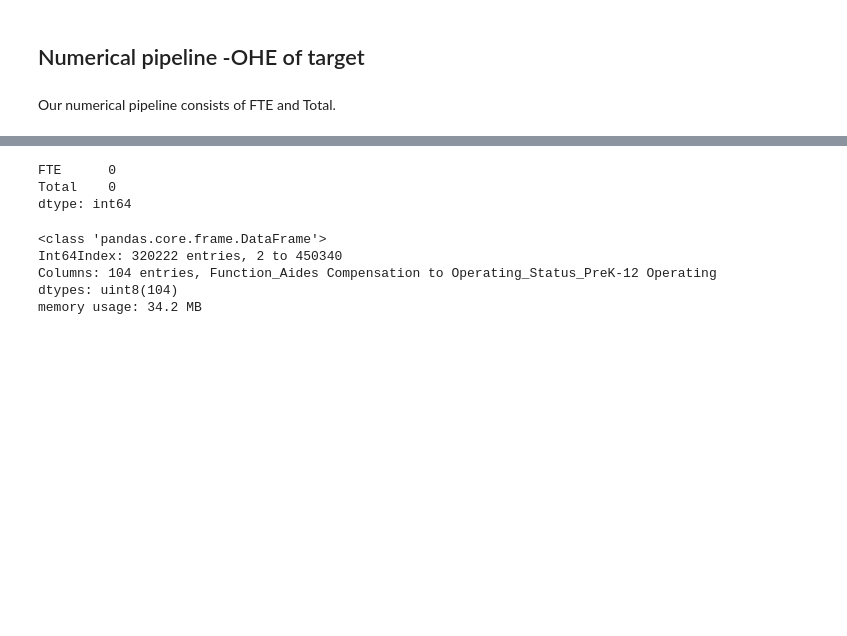
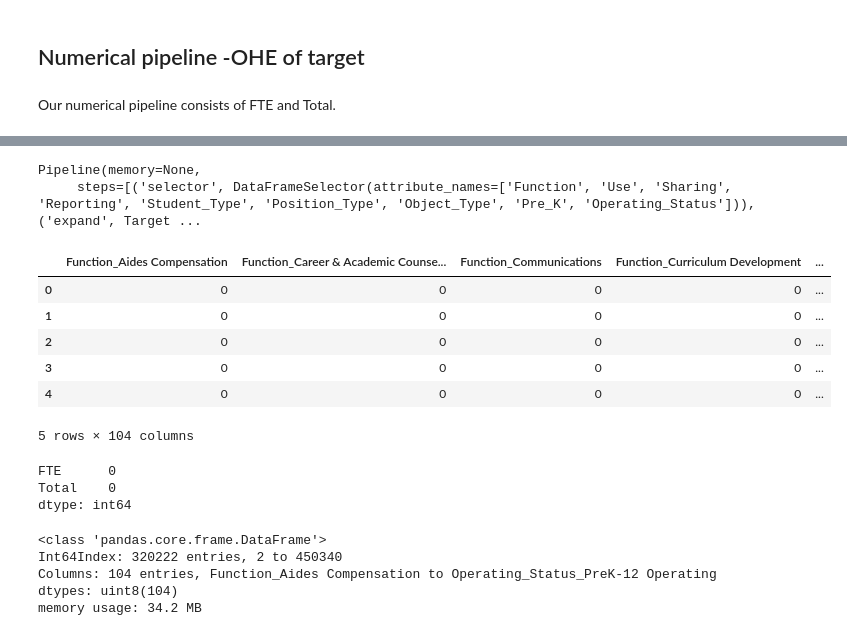
Before and after one commit to ayeshabhimdi/education-reboot, a Jupyter notebook: project/Reboot-Education_boxplot-PandasMICE.ipynb, the cells around one changed output, grey strips where cells are left out. Drawn from its saved outputs; the diff is of its cells as text; code cells hidden in the pictures; blank space fills up the shorter version.

Commit message:
target transformer added

```diff
--- a/project/Reboot-Education_boxplot-PandasMICE.ipynb
+++ b/project/Reboot-Education_boxplot-PandasMICE.ipynb
@@ -1060,0 +1039,3 @@ dummies_lab - Y
+# %%
+train = train.drop('Unnamed: 0', axis = 1)
+train.head()
@@ -1060,0 +1050,3 @@ dummies_lab - Y
+# %%
+train = train.drop_duplicates('index')
+train.shape
@@ -1061,3 +1075,40 @@ dummies_lab - Y
+# %%
+class TargetExpander(BaseEstimator, TransformerMixin):
+    def __init__(self, cat_list):
+        self.cat_list = cat_list
+
+    def fit(self, X, y=None):
+        return self  # nothing else to do
+
+    def transform(self, X):
+        self.X = pd.DataFrame(X, columns=self.cat_list,dtype=object)
+        self.X = pd.get_dummies(self.X[cat_list])
+        #return np.array(self.X.values)
+        return self.X
+# %%
+# use full pipeline above to build full pipeline with predictor
+cat_list = ['Function','Use','Sharing','Reporting','Student_Type','Position_Type','Object_Type',
+              'Pre_K','Operating_Status']
+target_pipeline =  Pipeline([
+        ('selector', DataFrameSelector(cat_list)),
+        ('expand', TargetExpander(cat_list))
+    ])
+
+target_pipeline.fit(train)
+# %% [output]
+Pipeline(memory=None,
+     steps=[('selector', DataFrameSelector(attribute_names=['Function', 'Use', 'Sharing', 'Reporting', 'Student_Type', 'Position_Type', 'Object_Type', 'Pre_K', 'Operating_Status'])), ('expand', Target ...
+# %%
+target_104_data = target_pipeline.transform(train)
+target_104_data.head()
+# %% [output]
+|  | Function_Aides Compensation | Function_Career & Academic Counse... | Function_Communications | Function_Curriculum Development | ... |
+| 0 | 0 | 0 | 0 | 0 | ... |
+| 1 | 0 | 0 | 0 | 0 | ... |
+| 2 | 0 | 0 | 0 | 0 | ... |
+| 3 | 0 | 0 | 0 | 0 | ... |
+| 4 | 0 | 0 | 0 | 0 | ... |
+5 rows × 104 columns
 # %%
 X_train, X_test, y_train, y_test = multilabel_train_test_split(numeric_train,dummies_lab,
                                                                size=0.2,seed=143)
```
Also changed, not shown: parts of 16 cells of this notebook.
